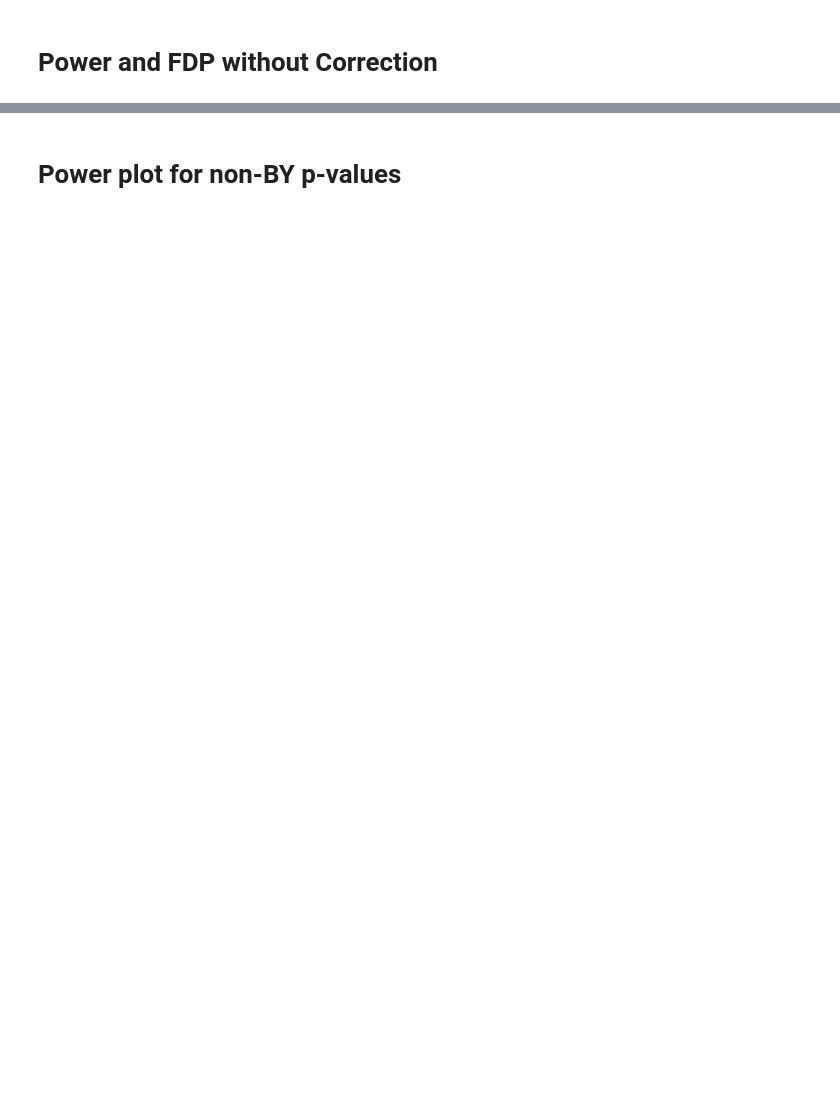
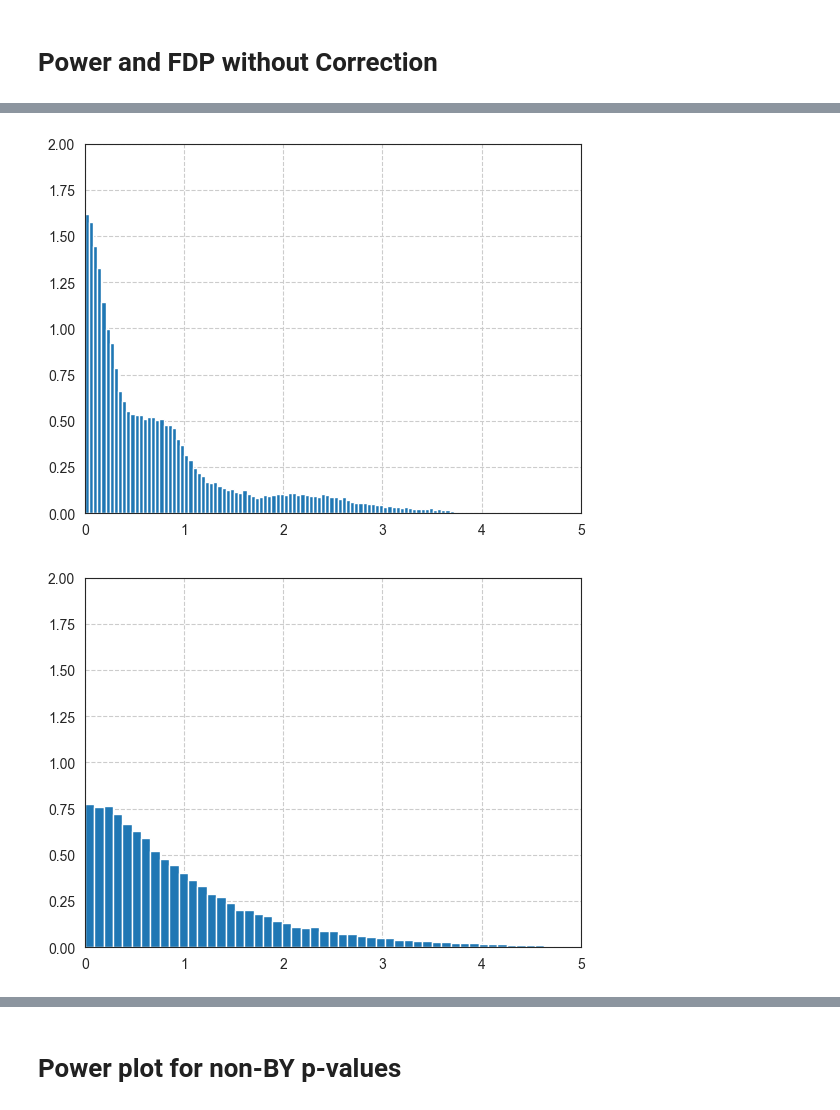
Before and after one commit to yiling-h/SI-Interaction, a Jupyter notebook: selectinf/Simulation/H1/Results/vary_signal/plotting_signal.ipynb, the cells around one changed output, grey strips where cells are left out. Saved outputs shown, nothing was run; the diff lists cells and outputs as text; code cells hidden in the pictures; blank space fills up the shorter version.

```diff
--- a/selectinf/Simulation/H1/Results/vary_signal/plotting_signal.ipynb
+++ b/selectinf/Simulation/H1/Results/vary_signal/plotting_signal.ipynb
@@ -90,8 +78,6 @@ MSE_dict_full = None
 
 for path in files_list:
     print(path)
-    if path in ['vary_signal0.7_250_300.pkl', 'vary_signal0.7_400_450.pkl']:
-        continue
     ds_rank_def_count, target_dict, pval_dict, MSE_dict, oper_char = joblib.load(path)
     # Combine ds_rank_def_count
     if not ds_rank_def_count_full:
@@ -378,5 +471,26 @@ pd.DataFrame(FDP_df1)
 # %%
 target_df = pd.DataFrame(target_dict_full)
 
-plt.hist(np.abs(target_df[target_df['parameter'] == 10]['target']), bins=1000)
-plt.xlim(0,2)
+plt.hist(np.abs(target_df[(target_df['parameter'] == 2) &
+                          (target_df['method'] == 'Naive')]['target']),
+         bins = 100, density=True)
+plt.xlim(0,5)
+plt.ylim(0,2)
+plt.show()
+
+plt.hist(np.abs(target_df[(target_df['parameter'] == 2) &
+                          (target_df['method'] == 'Data Splitting')]['target']),
+         bins=100, density=True)
+plt.xlim(0,5)
+plt.ylim(0,2)
+plt.show()
+
+plt.hist(np.abs(target_df[(target_df['parameter'] == 2) &
+                          (target_df['method'] == 'MLE')]['target']),
+         bins=100, density=True)
+plt.xlim(0,5)
+plt.ylim(0,2)
+plt.show()
+# %% [output]
+[figure, added]
+[figure, added]
```
Also changed, not shown: parts of 42 cells of this notebook, 9 other files.
